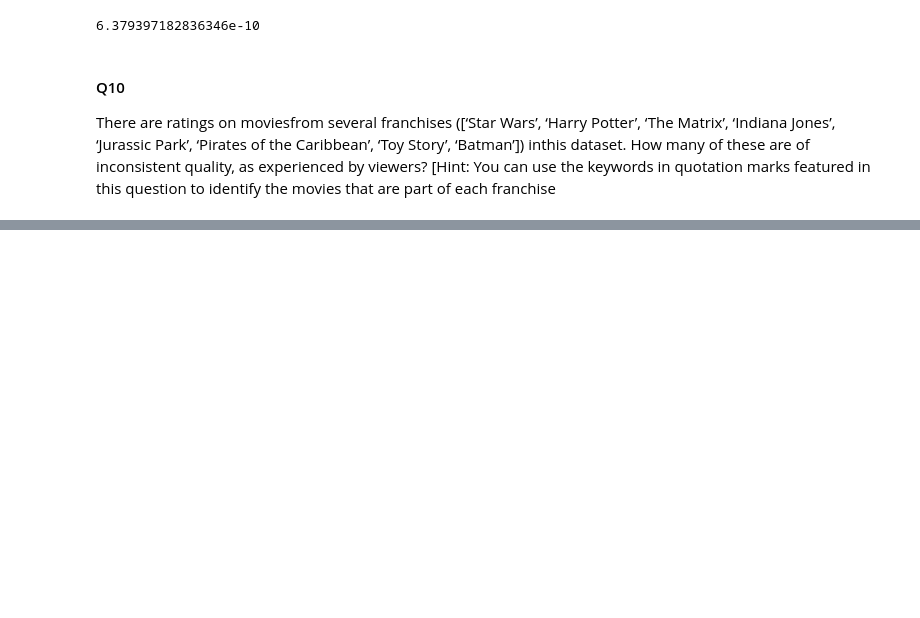
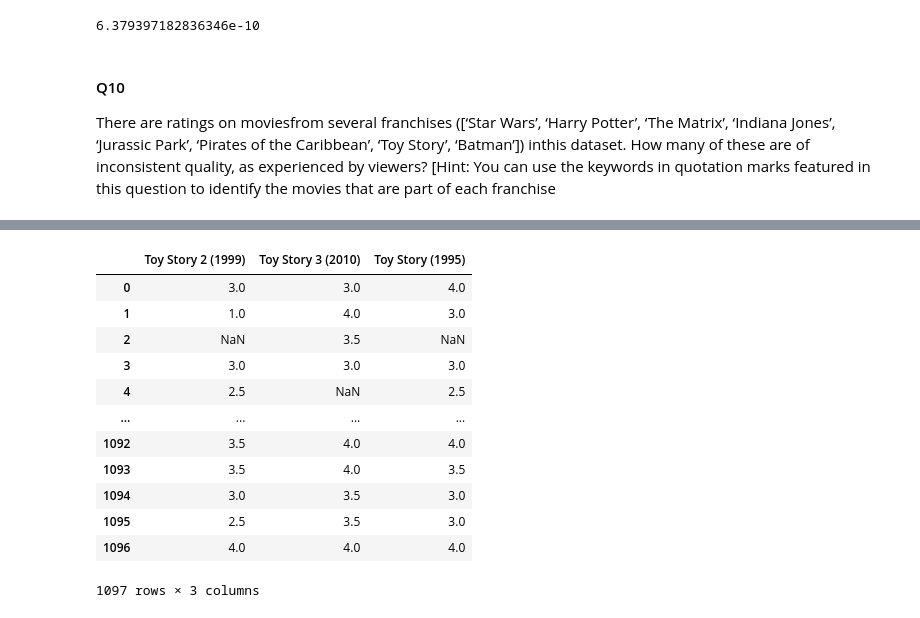
Before and after one commit to jinjinran2001/movie_analysis, a Jupyter notebook: main.ipynb, the cells around one changed output, grey strips where cells are left out. Cells and saved outputs as stored; diff of their text form; code cells hidden in the pictures; blank space fills up the shorter version.

```diff
--- a/main.ipynb
+++ b/main.ipynb
@@ -290,5 +300,5 @@ for franchise in franchises:
     # do kruskal test
     franchise_films[franchise] = franchise_movies
     # FIXME
-    kw_statistic, p_value = stats.kruskal(*franchise_films[franchise])
-    print(p_value)
+    # kw_statistic, p_value = stats.kruskal(*franchise_films[franchise])
+    # print(p_value)
@@ -319,0 +305,16 @@ franchise_films['Star Wars']
+# %%
+franchise_films['Toy Story']
+# %% [output]
+|  | Toy Story 2 (1999) | Toy Story 3 (2010) | Toy Story (1995) |
+| 0 | 3.0 | 3.0 | 4.0 |
+| 1 | 1.0 | 4.0 | 3.0 |
+| 2 | NaN | 3.5 | NaN |
+| 3 | 3.0 | 3.0 | 3.0 |
+| 4 | 2.5 | NaN | 2.5 |
+| ... | ... | ... | ... |
+| 1092 | 3.5 | 4.0 | 4.0 |
+| 1093 | 3.5 | 4.0 | 3.5 |
+| 1094 | 3.0 | 3.5 | 3.0 |
+| 1095 | 2.5 | 3.5 | 3.0 |
+| 1096 | 4.0 | 4.0 | 4.0 |
+1097 rows × 3 columns
```
Also changed, not shown: parts of 10 cells of this notebook.
